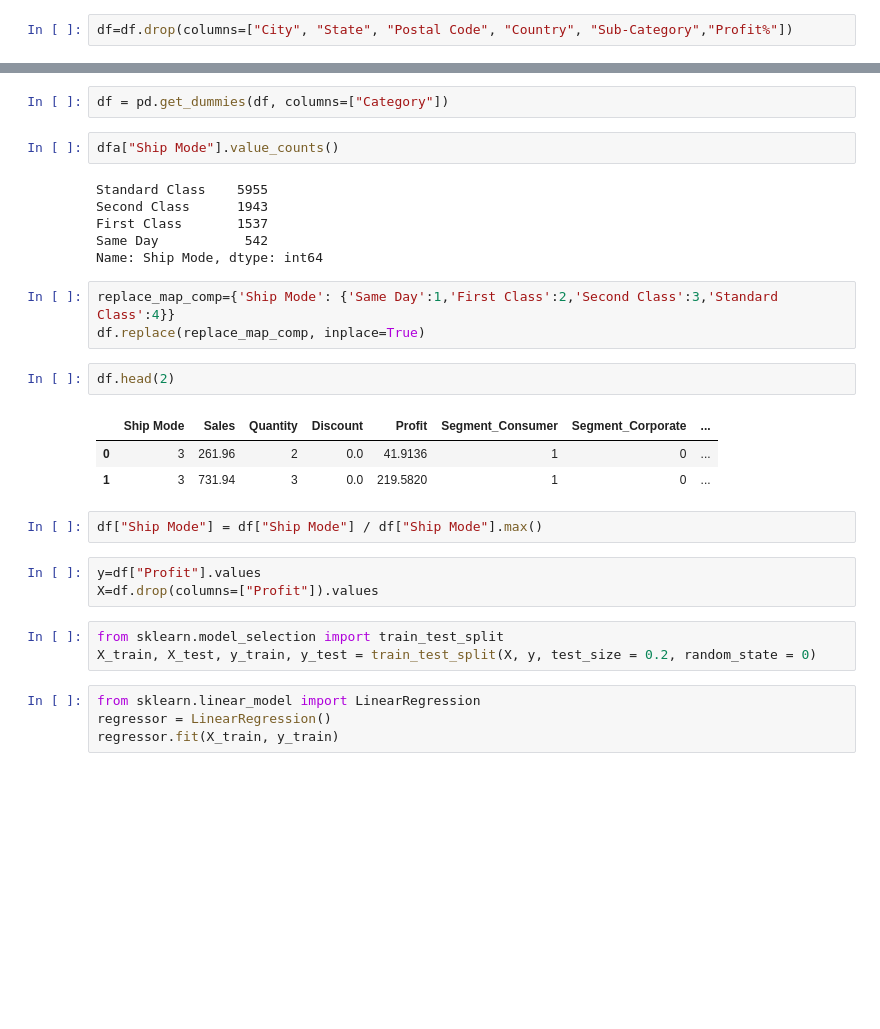
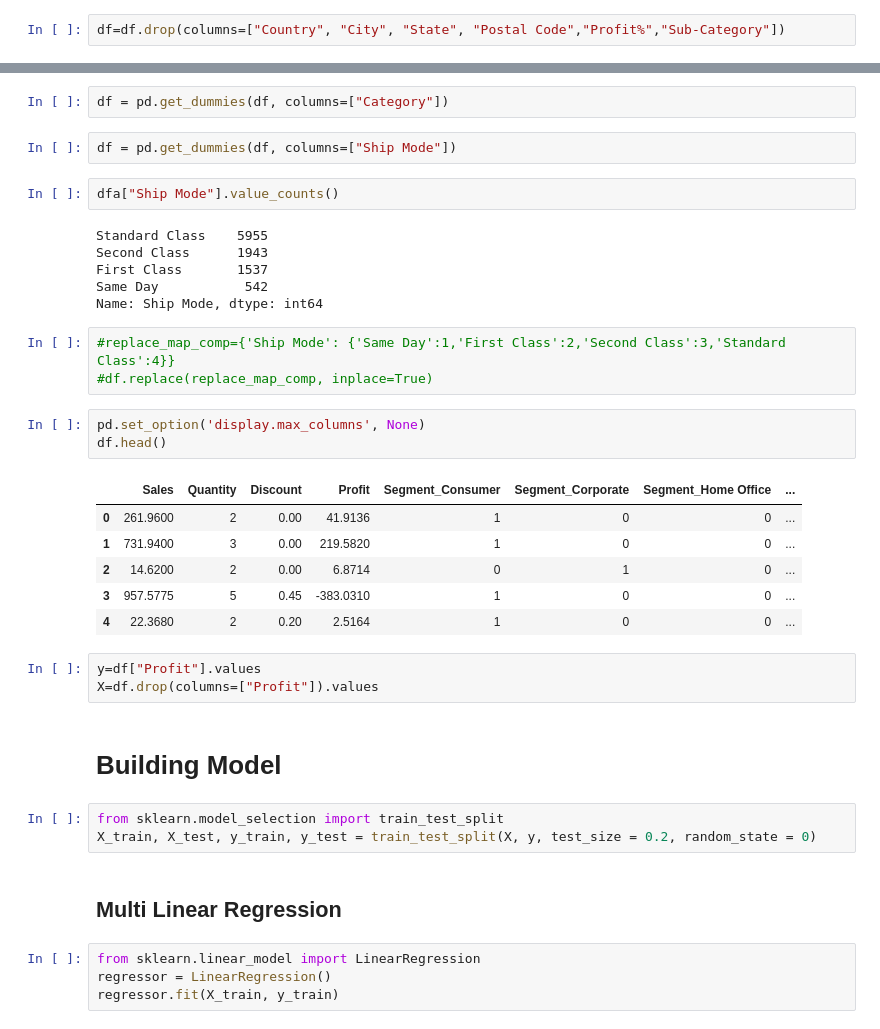
Before and after one commit to LuvGupta19/Data_Analyst_Internship_TheSparksFoundation, a Jupyter notebook: SampleSuperStore.ipynb, the cells around one changed output, grey strips where cells are left out. Saved outputs shown, nothing was run; the diff lists cells and outputs as text; blank space fills up the shorter version.

```diff
--- a/SampleSuperStore.ipynb
+++ b/SampleSuperStore.ipynb
@@ -444,4 +429,4 @@ dfa=df
 # %%
 df=dfa
 # %%
-df=df.drop(columns=["City", "State", "Postal Code", "Country", "Sub-Category","Profit%"])
+df=df.drop(columns=["Country", "City", "State", "Postal Code","Profit%","Sub-Category"])
@@ -470,6 +436,8 @@ df = pd.get_dummies(df, columns=["Segment"])
 df = pd.get_dummies(df, columns=["Region"])
 # %%
 df = pd.get_dummies(df, columns=["Category"])
+# %%
+df = pd.get_dummies(df, columns=["Ship Mode"])
 # %%
 dfa["Ship Mode"].value_counts()
 # %% [output]
@@ -479,22 +447,28 @@ First Class       1537
 Same Day           542
 Name: Ship Mode, dtype: int64
 # %%
-replace_map_comp={'Ship Mode': {'Same Day':1,'First Class':2,'Second Class':3,'Standard Class':4}}
-df.replace(replace_map_comp, inplace=True)
+#replace_map_comp={'Ship Mode': {'Same Day':1,'First Class':2,'Second Class':3,'Standard Class':4}}
+#df.replace(replace_map_comp, inplace=True)
-# %%
-df.head(2)
-# %% [output]
-|  | Ship Mode | Sales | Quantity | Discount | Profit | Segment_Consumer | Segment_Corporate | ... |
-| 0 | 3 | 261.96 | 2 | 0.0 | 41.9136 | 1 | 0 | ... |
-| 1 | 3 | 731.94 | 3 | 0.0 | 219.5820 | 1 | 0 | ... |
-# %%
-df["Ship Mode"] = df["Ship Mode"] / df["Ship Mode"].max()
+# %%
+pd.set_option('display.max_columns', None)
+df.head()
+# %% [output]
+|  | Sales | Quantity | Discount | Profit | Segment_Consumer | Segment_Corporate | Segment_Home Office | ... |
+| 0 | 261.9600 | 2 | 0.00 | 41.9136 | 1 | 0 | 0 | ... |
+| 1 | 731.9400 | 3 | 0.00 | 219.5820 | 1 | 0 | 0 | ... |
+| 2 | 14.6200 | 2 | 0.00 | 6.8714 | 0 | 1 | 0 | ... |
+| 3 | 957.5775 | 5 | 0.45 | -383.0310 | 1 | 0 | 0 | ... |
+| 4 | 22.3680 | 2 | 0.20 | 2.5164 | 1 | 0 | 0 | ... |
 # %%
 y=df["Profit"].values
 X=df.drop(columns=["Profit"]).values
+# %% [markdown]
+# Building Model
 # %%
 from sklearn.model_selection import train_test_split
 X_train, X_test, y_train, y_test = train_test_split(X, y, test_size = 0.2, random_state = 0)
+# %% [markdown]
+## Multi Linear Regression
 # %%
 from sklearn.linear_model import LinearRegression
 regressor = LinearRegression()
```
Also changed, not shown: parts of 30 cells of this notebook.
